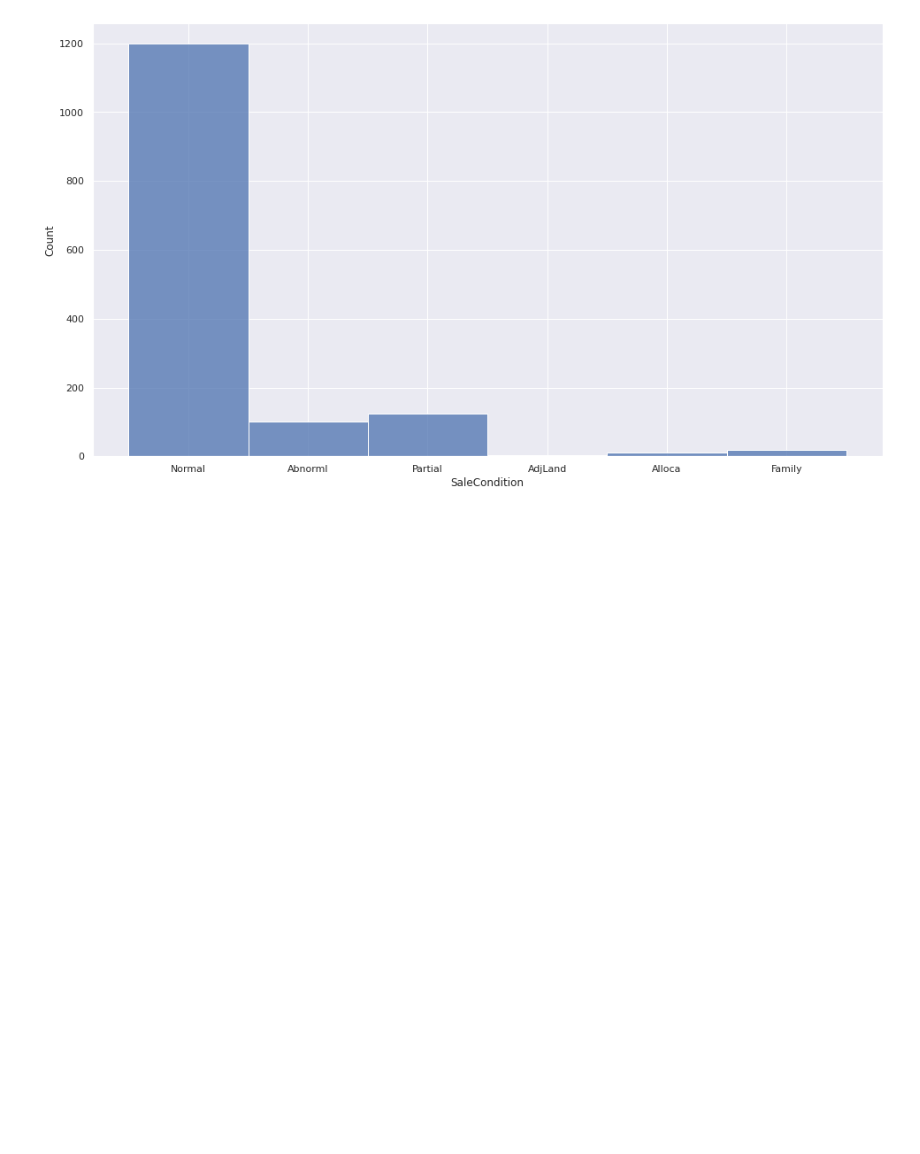
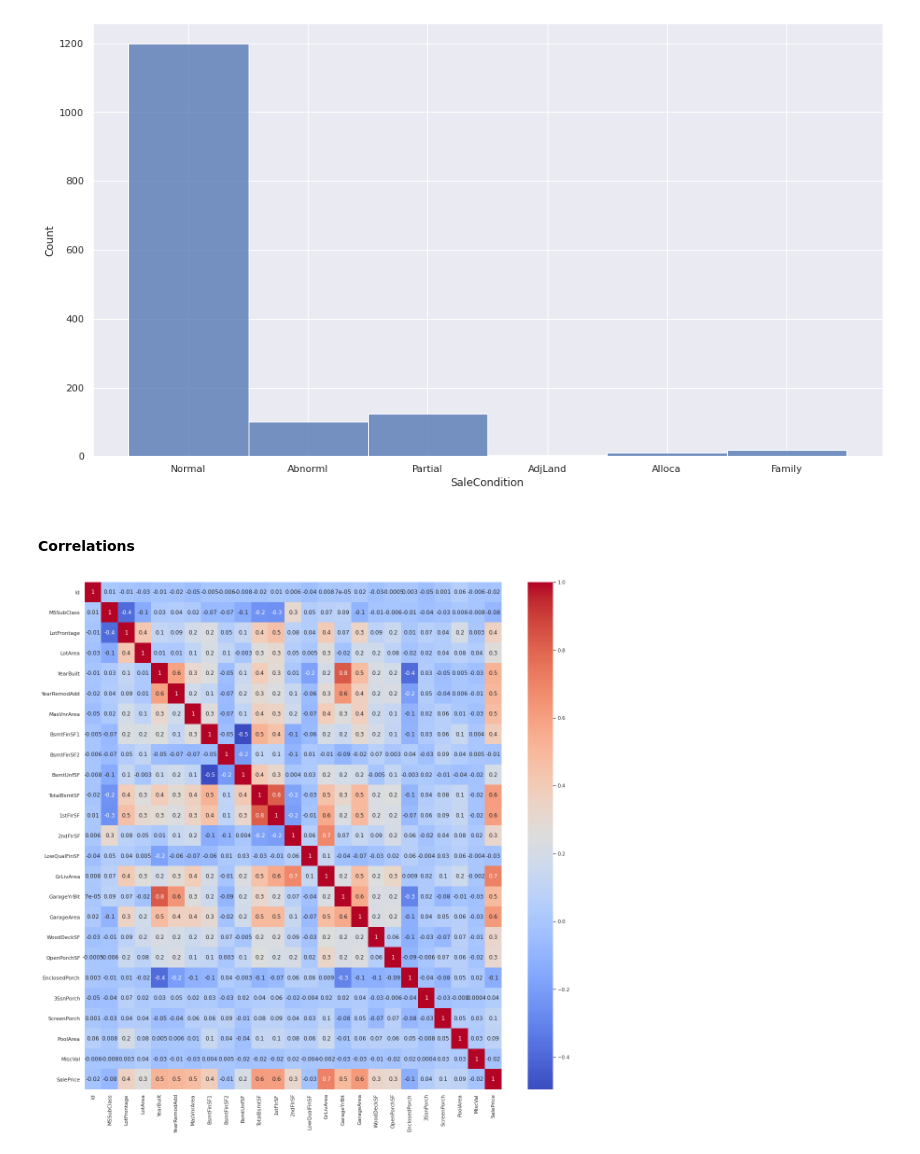
Before and after one commit to snaylix/House-prices-prediction, a Jupyter notebook: 2021-07-17_House-Prices_Prediction_01_EDA.ipynb, the cells around one changed output. Drawn from its saved outputs; the diff is of its cells as text; code cells hidden in the pictures; blank space fills up the shorter version.

Commit message:
:sparkles: [CED-012] Add correlation heatmaps

```diff
--- a/2021-07-17_House-Prices_Prediction_01_EDA.ipynb
+++ b/2021-07-17_House-Prices_Prediction_01_EDA.ipynb
@@ -1341,3 +1342,10 @@ sns.histplot(data=df_train, x="SaleCondition")
 # %% [output]
 <matplotlib.axes._subplots.AxesSubplot at 0x...>
 [figure]
+# %% [markdown]
+#### Correlations
+# %%
+sns.set(rc={"figure.figsize":(20, 20)})
+dataplot=sns.heatmap(df_train.corr(), annot=True, fmt = ".1g", cmap= 'coolwarm')
+# %% [output]
+[figure, added]
```
Also changed, not shown: parts of 2 cells of this notebook.
